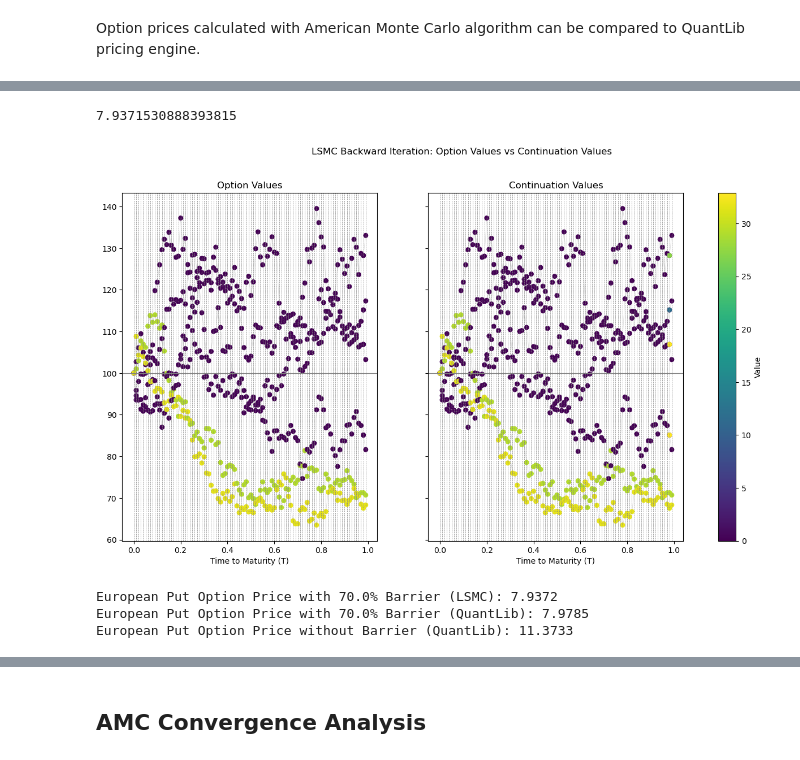
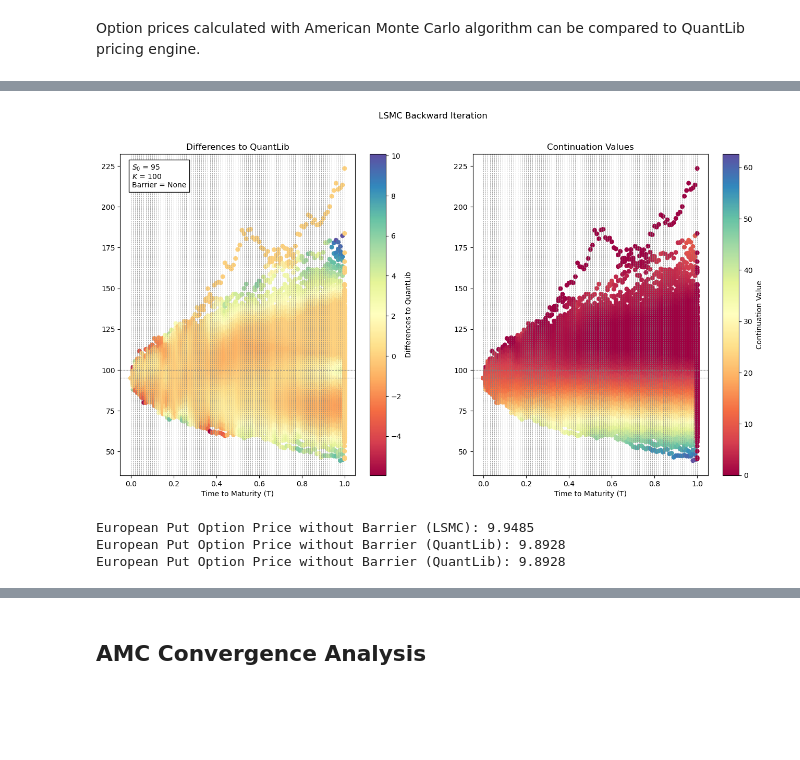
Before and after one commit to heidi123123/american-monte-carlo, a Jupyter notebook: AmericanMonteCarlo.ipynb, the cells around one changed output, grey strips where cells are left out. Cells and saved outputs as stored; diff of their text form; code cells hidden in the pictures; blank space fills up the shorter version.

```diff
--- a/AmericanMonteCarlo.ipynb
+++ b/AmericanMonteCarlo.ipynb
@@ -311,31 +69,23 @@ plot_asset_paths(paths, T, n_time_steps)
 # %%
-lsmc_price, option_values, continuation_values = lsmc_option_pricing(
-    paths, K, r, dt, option_type, barrier_level, exercise_type, basis_type, degree
-)
+lsmc_price, continuation_values = lsmc_option_pricing(paths, K, r, dt, option_type, barrier_level, exercise_type,
+                                                      basis_type, degree)
-# %%
-lsmc_price
-# %% [output]
-7.9371530888393815
-# %%
-option_values, continuation_values, paths_cropped = crop_data(
-    option_values, continuation_values, paths, n_plotted_paths
-)
-plot_lsmc_grid(option_values, continuation_values, paths_cropped, dt, key_S_lines=[S0, K])
-# %% [output]
-[figure, removed]
+# %%
+cont_values_cropped, paths_cropped = crop_data(continuation_values, paths, min(n_plotted_paths, n_paths))
+key_S_lines = [S0, K, barrier_level] if barrier_level else [S0, K]
+plot_lsmc_results(cont_values_cropped, paths_cropped, dt, K, r, T, sigma, n_time_steps, option_type, exercise_type,
+                  barrier_level, S0, key_S_lines=key_S_lines, plot_asset_paths=False,
+                  difference_type=difference_type, vmin_diff=vmin_diff, vmax_diff=vmax_diff)
+# %% [output]
+[figure, added]
 # %%
-quantlib_barrier_option = get_quantlib_option(
-    S0, K, r, T, sigma, n_time_steps, option_type, exercise_type, barrier_level
-)
-quantlib_option = get_quantlib_option(
-    S0, K, r, T, sigma, n_time_steps, option_type, exercise_type
-)
-barrier_pct = barrier_level / S0 * 100 if barrier_level else None
+quantlib_barrier_option = get_quantlib_option(S0, K, r, T, sigma, n_time_steps, option_type, exercise_type, barrier_level)
+quantlib_option = get_quantlib_option(S0, K, r, T, sigma, n_time_steps, option_type, exercise_type)
 option_description = f"{exercise_type} {option_type}"
-print(f"{option_description} Option Price with {barrier_pct}% Barrier (LSMC): {lsmc_price:.4f}")
-print(f"{option_description} Option Price with {barrier_pct}% Barrier (QuantLib): {quantlib_barrier_option.NPV():.4f}")
+barrier_text = f"with {barrier_level}" if barrier_level else "without"
+print(f"{option_description} Option Price {barrier_text} Barrier (LSMC): {lsmc_price:.4f}")
+print(f"{option_description} Option Price {barrier_text} Barrier (QuantLib): {quantlib_barrier_option.NPV():.4f}")
 print(f"{option_description} Option Price without Barrier (QuantLib): {quantlib_option.NPV():.4f}")
 # %% [output]
-European Put Option Price with 70.0% Barrier (LSMC): 7.9372
-European Put Option Price with 70.0% Barrier (QuantLib): 7.9785
-European Put Option Price without Barrier (QuantLib): 11.3733
+European Put Option Price without Barrier (LSMC): 9.9485
+European Put Option Price without Barrier (QuantLib): 9.8928
+European Put Option Price without Barrier (QuantLib): 9.8928
```
Also changed, not shown: parts of 18 cells of this notebook.
